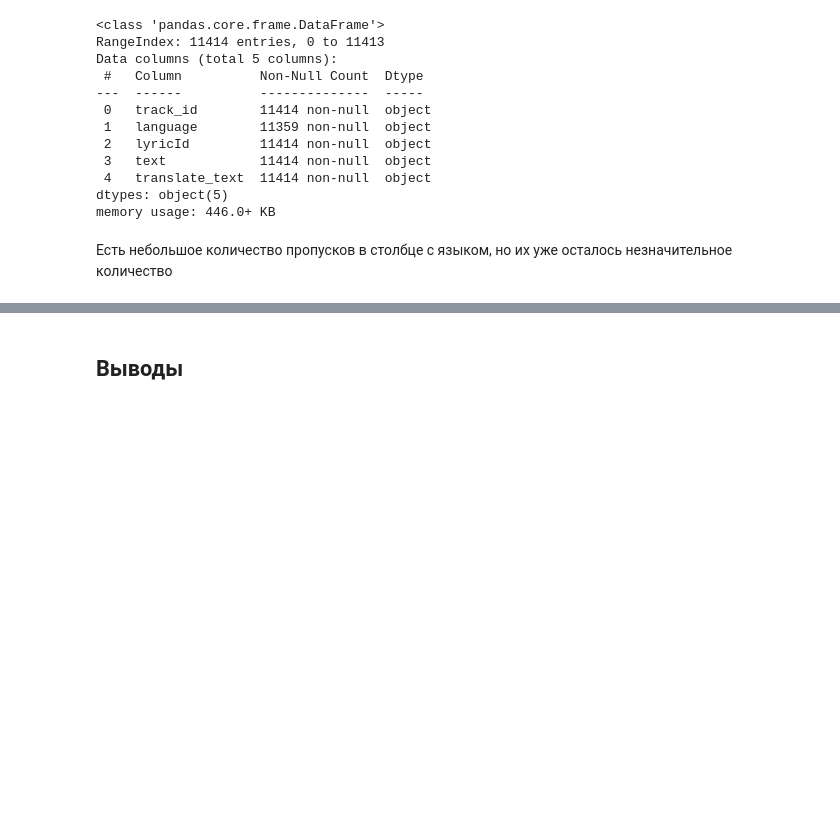
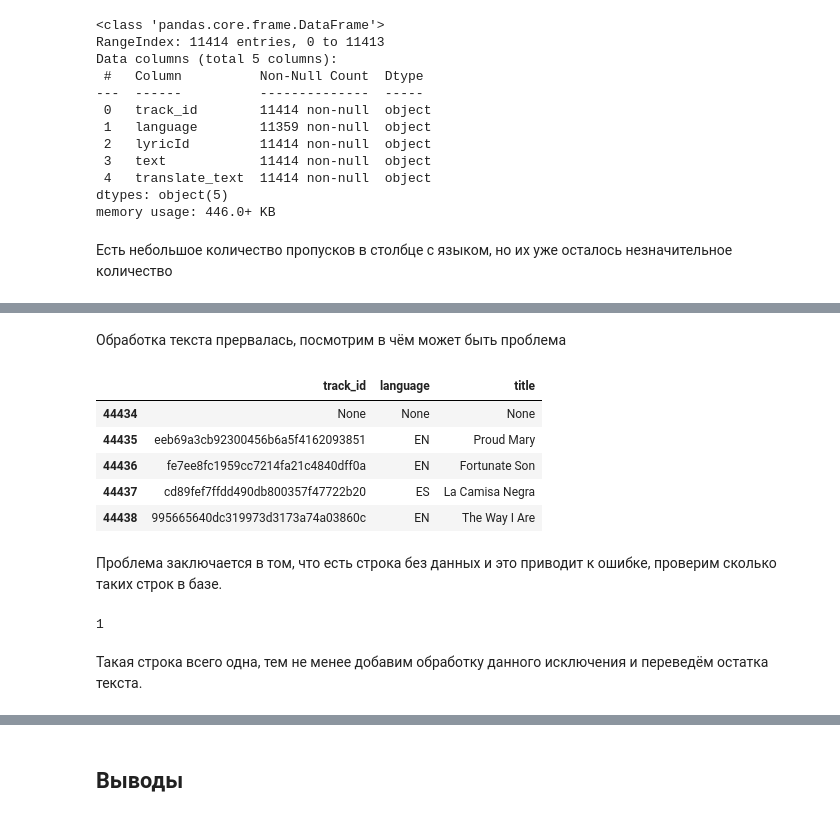
Before and after one commit to Musical-Detectives-Team/hakaton_yandex_music, a Jupyter notebook: translator.ipynb, the cells around one changed output, grey strips where cells are left out. Saved outputs shown, nothing was run; the diff lists cells and outputs as text; code cells hidden in the pictures; blank space fills up the shorter version.

```diff
--- a/translator.ipynb
+++ b/translator.ipynb
@@ -242,0 +251,19 @@ new_df.to_csv(PATH_TO_SAVE_TITLE, index=False)
+# %% [markdown]
+Обработка текста прервалась, посмотрим в чём может быть проблема
+# %%
+df_meta[44434:].head()
+# %% [output]
+|  | track_id | language | title |
+| 44434 | None | None | None |
+| 44435 | eeb69a3cb92300456b6a5f4162093851 | EN | Proud Mary |
+| 44436 | fe7ee8fc1959cc7214fa21c4840dff0a | EN | Fortunate Son |
+| 44437 | cd89fef7ffdd490db800357f47722b20 | ES | La Camisa Negra |
+| 44438 | 995665640dc319973d3173a74a03860c | EN | The Way I Are |
+# %% [markdown]
+Проблема заключается в том, что есть строка без данных и это приводит к ошибке, проверим сколько таких строк в базе.
+# %%
+df_meta[44434:]['title'].isna().sum()
+# %% [output]
+1
+# %% [markdown]
+Такая строка всего одна, тем не менее добавим обработку данного исключения и переведём остатка текста.
```
Also changed, not shown: parts of 29 cells of this notebook, 1 other file.
